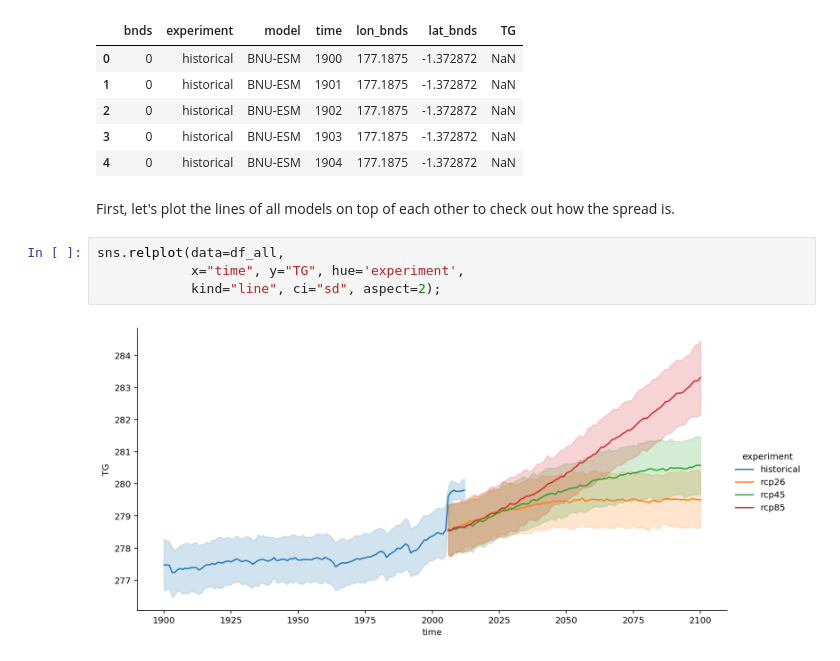
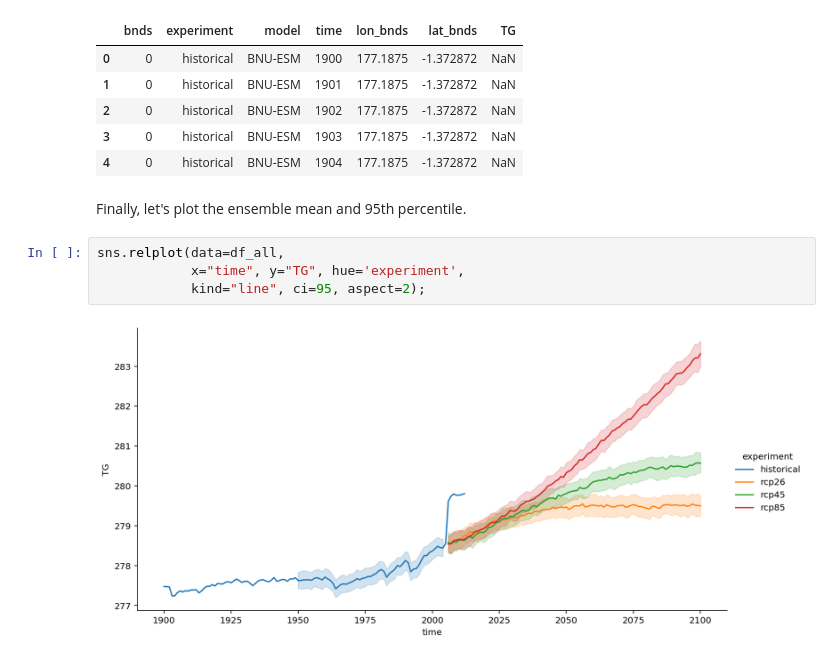
Before and after one commit to larsbuntemeyer/notebooks, a Jupyter notebook: climdex-catalog.ipynb, the cells around one changed output. Drawn from its saved outputs; the diff is of its cells as text.

```diff
--- a/climdex-catalog.ipynb
+++ b/climdex-catalog.ipynb
@@ -363,11 +363,11 @@ df_all.head()
 | 2 | 0 | historical | BNU-ESM | 1902 | 177.1875 | -1.372872 | NaN |
 | 3 | 0 | historical | BNU-ESM | 1903 | 177.1875 | -1.372872 | NaN |
 | 4 | 0 | historical | BNU-ESM | 1904 | 177.1875 | -1.372872 | NaN |
-# %% [markdown]
-First, let's plot the lines of all models on top of each other to check out how the spread is.
+# %% [markdown]
+Finally, let's plot the ensemble mean and 95th percentile.
 # %%
 sns.relplot(data=df_all,
             x="time", y="TG", hue='experiment',
-            kind="line", ci="sd", aspect=2);
+            kind="line", ci=95, aspect=2);
 # %% [output]
-[figure, old version]
+[figure, new version]
```
Also changed, not shown: parts of 5 cells of this notebook.
